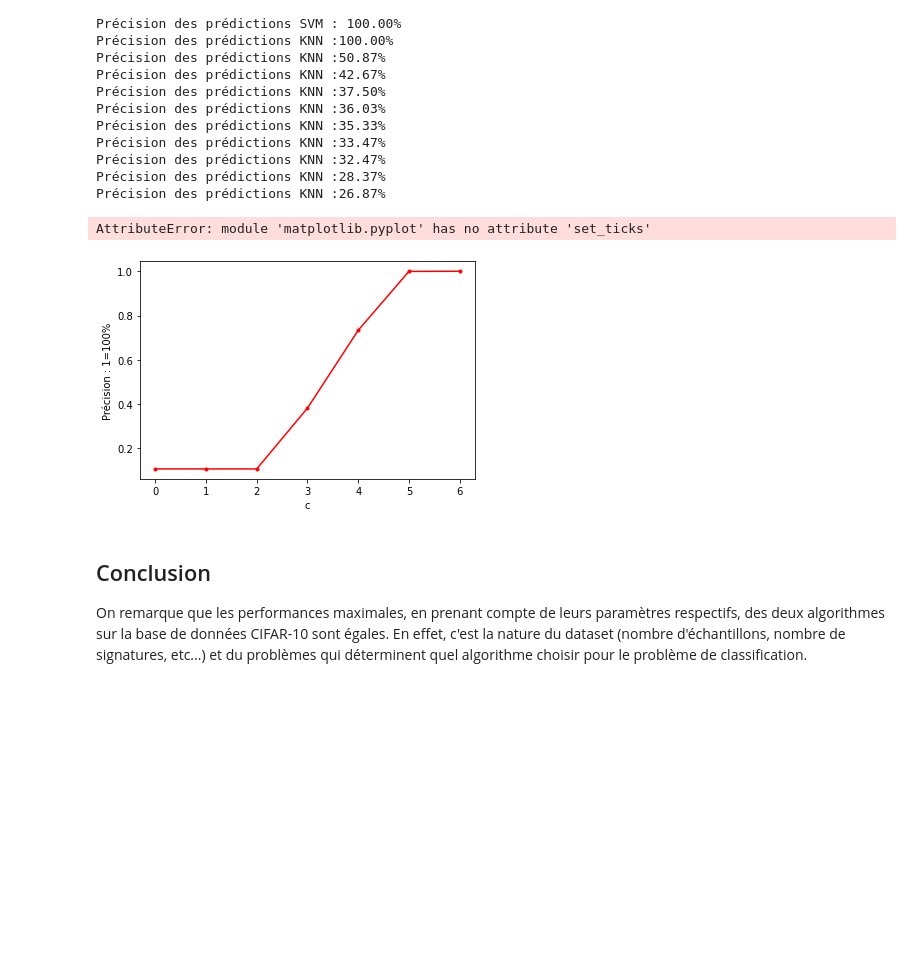
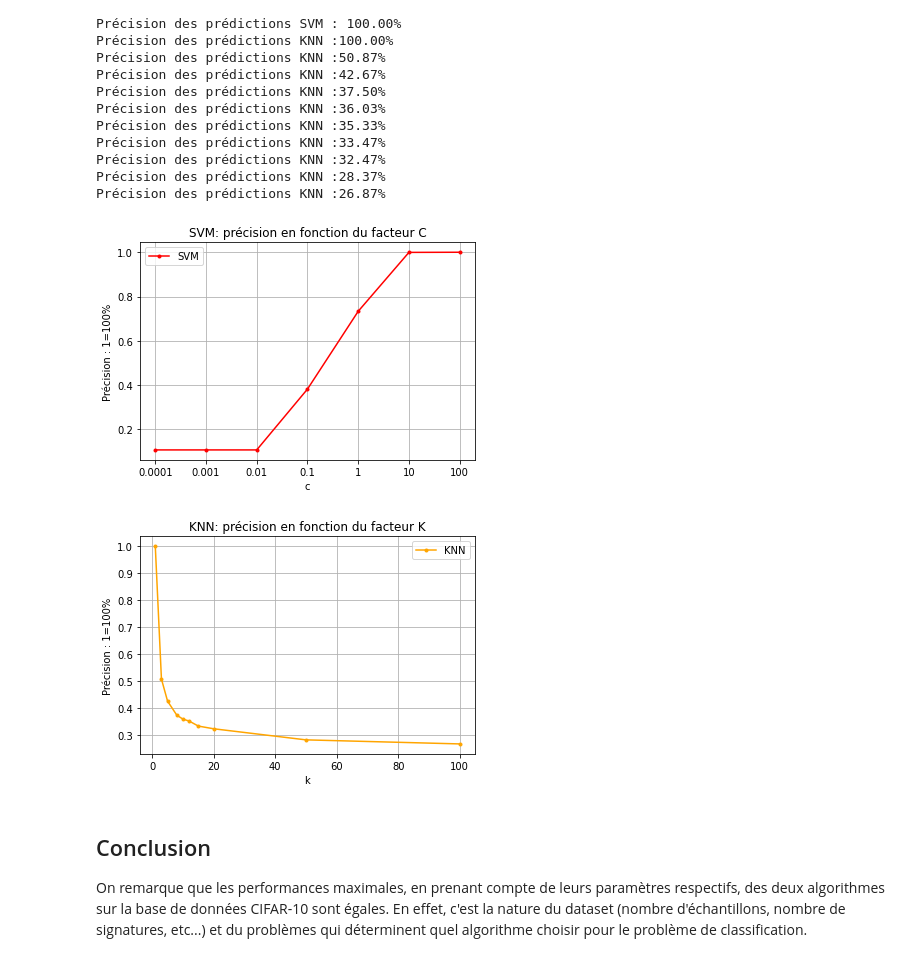
Before and after one commit to tnoumar/Support-Vector-Machine, a Jupyter notebook: notebooks/cifar10_svm.ipynb, the cells around one changed output. Drawn from its saved outputs; the diff is of its cells as text; code cells hidden in the pictures; blank space fills up the shorter version.

```diff
--- a/notebooks/cifar10_svm.ipynb
+++ b/notebooks/cifar10_svm.ipynb
@@ -117,27 +117,27 @@ Précision des prédictions KNN :26.87%
 # %%
 #plt.subplot(2,1,1)
 plt.plot(np.arange(7), acc_train_svm_linear,'.-',color='red', label='SVM')
 plt.xlabel('c')
 plt.ylabel('Précision : 1=100%')
-plt.xticks(np.arange(7))
-plt.set_ticklabels(np.arange(7))
+plt.xticks(np.arange(7),c_svm_linear)
+
 
 plt.grid()
 plt.title("SVM: précision en fonction du facteur C")
 
 plt.legend()
 plt.show()
 #plt.subplot(2,1,2)
 plt.plot(k_choices, acc_train_knn,'.-',color='orange',label='KNN')
 plt.xlabel('k')
 plt.ylabel('Précision : 1=100%')
 plt.legend()
 plt.title("KNN: précision en fonction du facteur K")
 plt.grid()
 plt.show()
 # %% [output]
-AttributeError: module 'matplotlib.pyplot' has no attribute 'set_ticks'
-[figure, old version]
+[figure, new version]
+[figure, added]
 # %% [markdown]
 ## Conclusion
 On remarque que les performances maximales, en prenant compte de leurs paramètres respectifs, des deux algorithmes sur la base de données CIFAR-10 sont égales.
```
